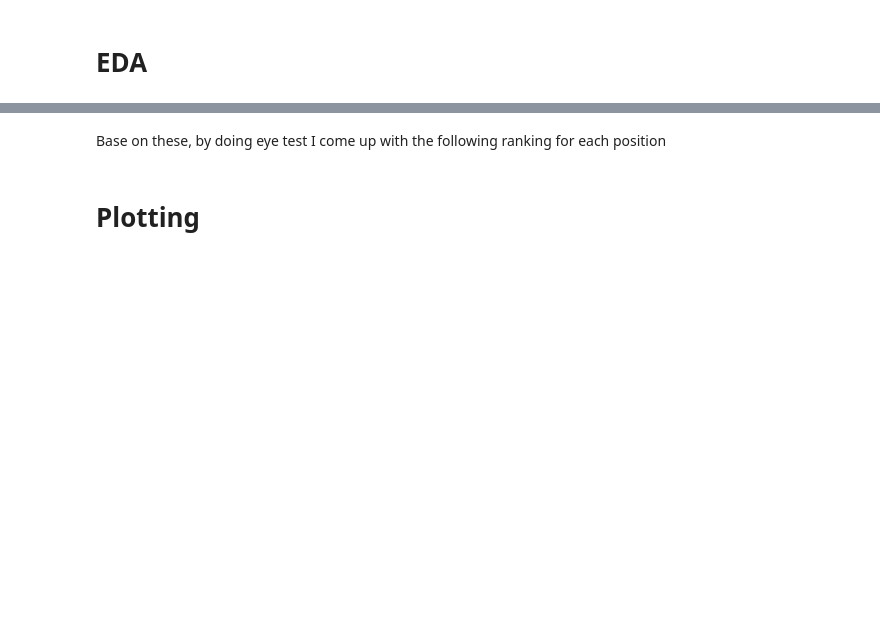
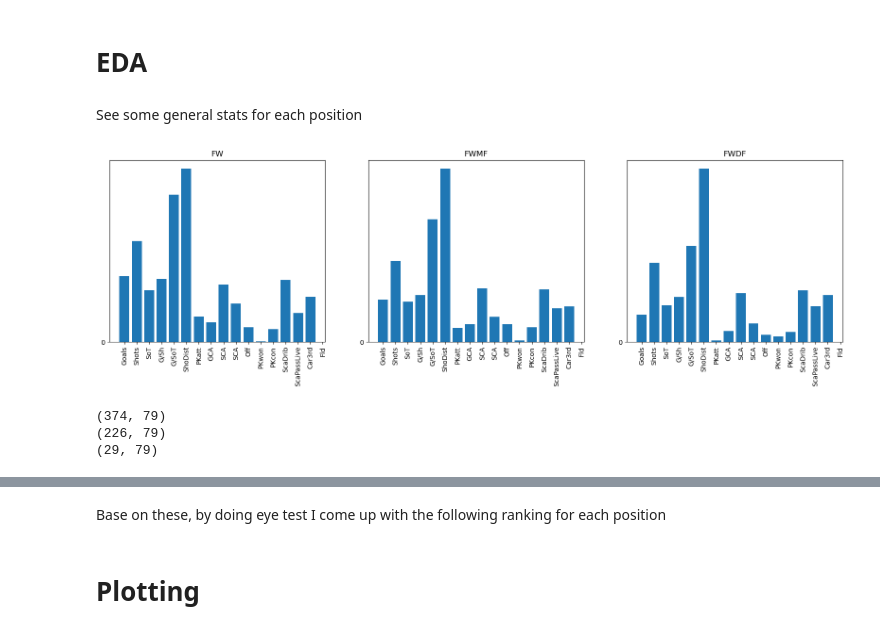
Before and after one commit to quangbui04/Football-Player-Comparison, a Jupyter notebook: football-players-visualization.ipynb, the cells around one changed output, grey strips where cells are left out. Saved outputs shown, nothing was run; the diff lists cells and outputs as text; code cells hidden in the pictures; blank space fills up the shorter version.

Commit message:
Kaggle Notebook | Football players visualization | Version 10

```diff
--- a/football-players-visualization.ipynb
+++ b/football-players-visualization.ipynb
@@ -321,3 +319,28 @@ df_players.to_csv("players.csv")
 df_radar.to_csv("radar.csv")
 # %% [markdown]
 # EDA
+# %% [markdown]
+See some general stats for each position
+# %%
+def plot_position(general_position, features, df, max_value):
+    fig, axes = plt.subplots(nrows=1, ncols=len(general_position), figsize=(20,5))
+    for i in range(len(general_position)):
+        data = df[df["Pos"]==general_position[i]][features].mean()
+        axes[i].bar(data.index, data.values)
+        axes[i].set_xticks(range(len(data)))
+        axes[i].set_xticklabels(data.index, rotation=90)
+        axes[i].set_title(general_position[i])
+        axes[i].set_yticks(range(max_value))
+    plt.show()
+# %%
+plot_position(forward_position, forward_features, df_radar, 1)
+# %% [output]
+[figure, added]
+# %%
+print(df_radar[df_radar["Pos"]=="FW"].shape)
+print(df_radar[df_radar["Pos"]=="FWMF"].shape)
+print(df_radar[df_radar["Pos"]=="FWDF"].shape)
+# %% [output]
+(374, 79)
+(226, 79)
+(29, 79)
```
Also changed, not shown: parts of 17 cells of this notebook.
